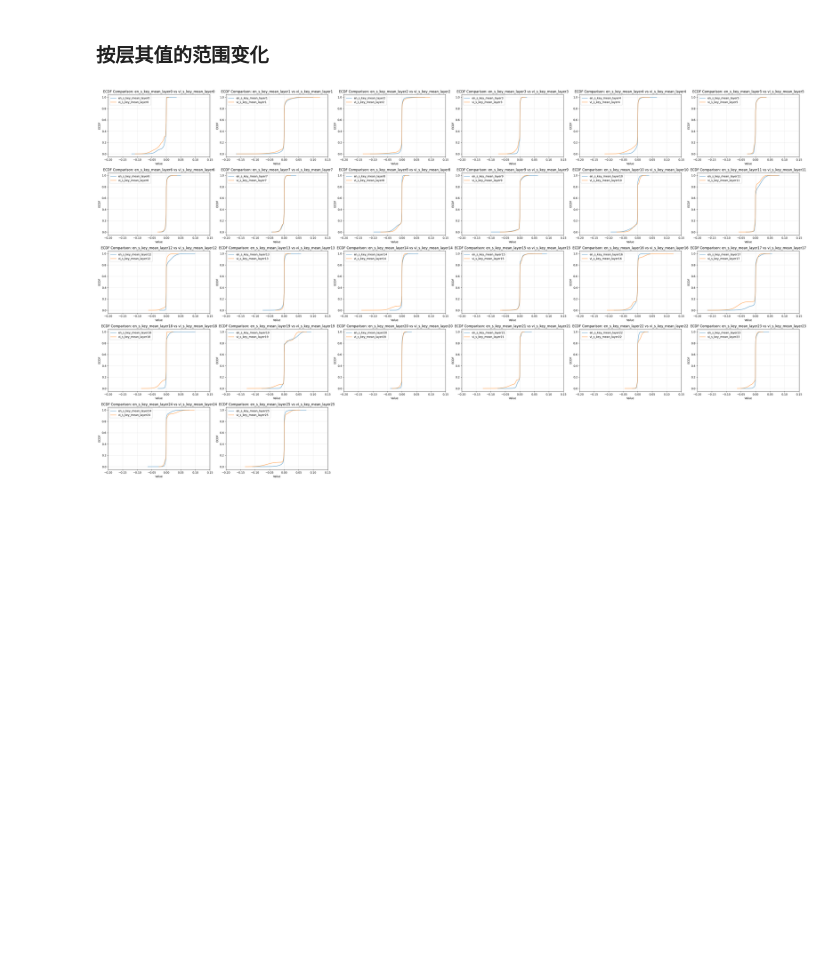
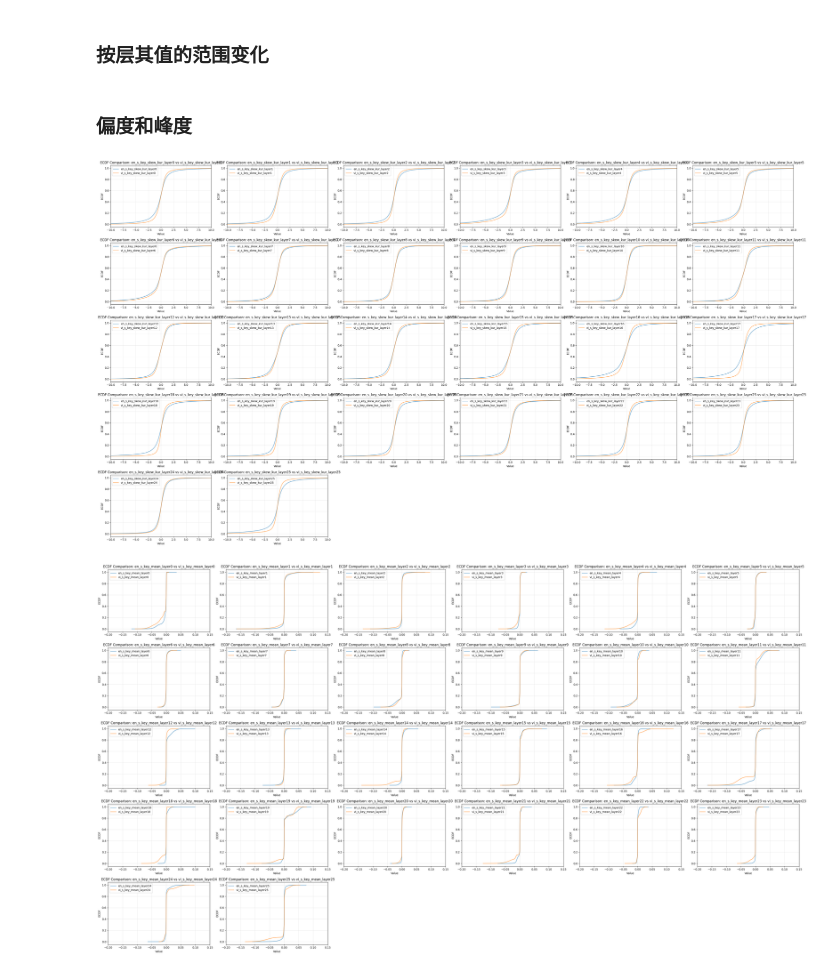
Before and after one commit to weizaiff/LRP, a Jupyter notebook: 20251113_lrp_analysis.ipynb, the cells around one changed output. Drawn from its saved outputs; the diff is of its cells as text; code cells hidden in the pictures; blank space fills up the shorter version.

Commit message:
add 偏度和峰度的calc

```diff
--- a/20251113_lrp_analysis.ipynb
+++ b/20251113_lrp_analysis.ipynb
@@ -419,0 +511,17 @@ def calc_per_neu_pvalue(data1, data2, method='pearson'):
+# %%
+import numpy as np
+from scipy.stats import skew, kurtosis
+
+def compute_skew_kurtosis(matrix):
+    """
+    对每一列计算偏度、峰度
+    matrix shape: (num_samples, num_neurons)
+
+    return:
+        skewness: shape (num_neurons,)
+        kurt:     shape (num_neurons,)
+    """
+    skewness = skew(matrix, axis=0, bias=False)
+    kurt_vals = kurtosis(matrix, axis=0, bias=False)  # Fisher=True 默认，峰度=0为正态分布
+
+    return skewness, kurt_vals
@@ -486,6 +619,34 @@ for ilayer in range(26):
 plot_ecdf_pairs(data_neu_enAvi_result_per_layer, data_neu_enAvi_result_per_layer_labels)
 # %% [markdown]
 ### 按层其值的范围变化
+# %% [markdown]
+### 偏度和峰度
+# %%
+data_neu_result_skew_kur = calc_skew_kurtosis(data)
+data_vi_neu_result_skew_kur = calc_skew_kurtosis(data_vi)
+# %%
+data_neu_enAvi_result_per_layer = []
+data_neu_enAvi_result_per_layer_labels = []
+
+for ilayer in range(26):
+
+    en_result_tmp = []
+    vi_result_tmp = []
+    for ikey in data_neu_result.keys():
+        if f'layers.{ilayer}' in ikey:
+            en_result_tmp.extend(data_neu_result_skew_kur[ikey]['skewness'])
+            vi_result_tmp.extend(data_vi_neu_result_skew_kur[ikey]['skewness'])
+
+
+    data_neu_enAvi_result_per_layer.append(en_result_tmp)
+    data_neu_enAvi_result_per_layer.append(vi_result_tmp)
+
+    data_neu_enAvi_result_per_layer_labels.append(f'en_s_key_skew_kur_layer{ilayer}')
+    data_neu_enAvi_result_per_layer_labels.append(f'vi_s_key_skew_kur_layer{ilayer}')
+
+plot_ecdf_pairs(data_neu_enAvi_result_per_layer, data_neu_enAvi_result_per_layer_labels, xdim_max=10, xdim_min=-10)
+# %% [output]
+[figure, added]
 # %%
 data_neu_enAvi_result_per_layer = []
 data_neu_enAvi_result_per_layer_labels = []
```
Also changed, not shown: parts of 7 cells of this notebook.
